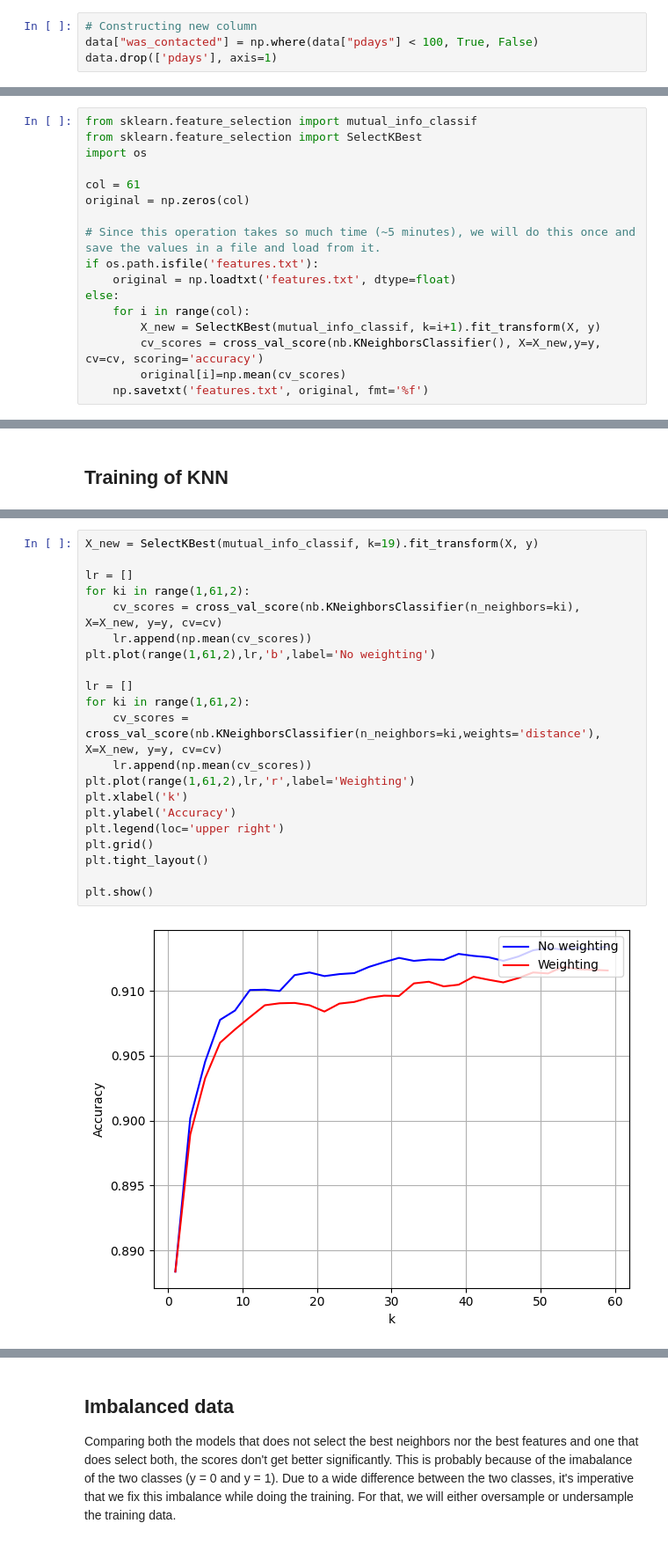
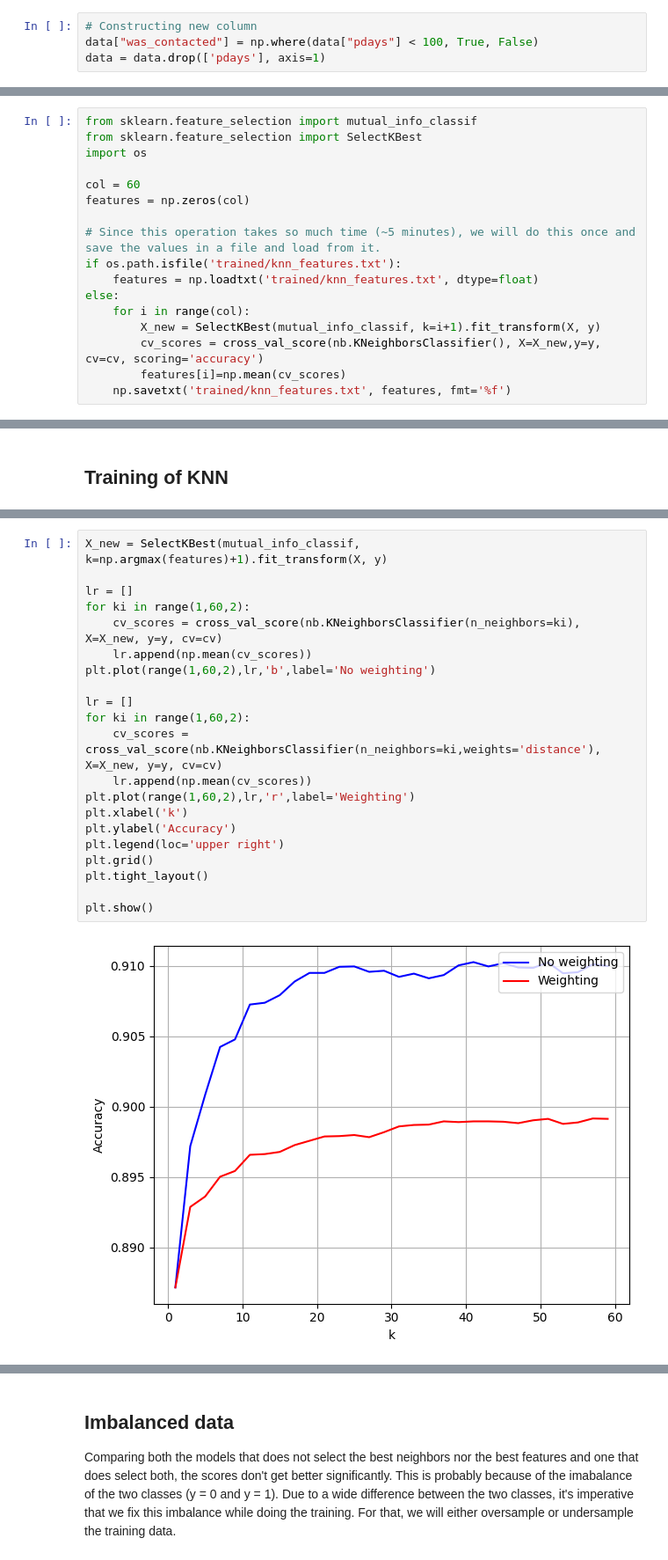
Before and after one commit to khaledmalhal/MIDA_Project, a Jupyter notebook: KNN.ipynb, the cells around one changed output, grey strips where cells are left out. Shown at 88% size. Saved outputs shown, nothing was run; the diff lists cells and outputs as text.

Commit message:
Final revision of KNN with oversampled data and feature selection

```diff
--- a/KNN.ipynb
+++ b/KNN.ipynb
@@ -83,4 +83,4 @@ print(data[data.pdays<999].hist(column=['pdays']))
 # %%
 # Constructing new column
 data["was_contacted"] = np.where(data["pdays"] < 100, True, False)
-data.drop(['pdays'], axis=1)
+data = data.drop(['pdays'], axis=1)
@@ -208,16 +218,16 @@ from sklearn.feature_selection import mutual_info_classif
 from sklearn.feature_selection import SelectKBest
 import os
 
-col = 61
-original = np.zeros(col)
+col = 60
+features = np.zeros(col)
 
 # Since this operation takes so much time (~5 minutes), we will do this once and save the values in a file and load from it.
-if os.path.isfile('features.txt'):
-    original = np.loadtxt('features.txt', dtype=float)
+if os.path.isfile('trained/knn_features.txt'):
+    features = np.loadtxt('trained/knn_features.txt', dtype=float)
 else:
     for i in range(col):
         X_new = SelectKBest(mutual_info_classif, k=i+1).fit_transform(X, y)
         cv_scores = cross_val_score(nb.KNeighborsClassifier(), X=X_new,y=y, cv=cv, scoring='accuracy')
-        original[i]=np.mean(cv_scores)
-    np.savetxt('features.txt', original, fmt='%f')
+        features[i]=np.mean(cv_scores)
+    np.savetxt('trained/knn_features.txt', features, fmt='%f')
 # %%
@@ -294,25 +282,25 @@ weighted avg       0.90      0.91      0.90      7839
 # %%
-X_new = SelectKBest(mutual_info_classif, k=19).fit_transform(X, y)
+X_new = SelectKBest(mutual_info_classif, k=np.argmax(features)+1).fit_transform(X, y)
 
 lr = []
-for ki in range(1,61,2):
+for ki in range(1,60,2):
     cv_scores = cross_val_score(nb.KNeighborsClassifier(n_neighbors=ki), X=X_new, y=y, cv=cv)
     lr.append(np.mean(cv_scores))
-plt.plot(range(1,61,2),lr,'b',label='No weighting')
+plt.plot(range(1,60,2),lr,'b',label='No weighting')
 
 lr = []
-for ki in range(1,61,2):
+for ki in range(1,60,2):
     cv_scores = cross_val_score(nb.KNeighborsClassifier(n_neighbors=ki,weights='distance'), X=X_new, y=y, cv=cv)
     lr.append(np.mean(cv_scores))
-plt.plot(range(1,61,2),lr,'r',label='Weighting')
+plt.plot(range(1,60,2),lr,'r',label='Weighting')
 plt.xlabel('k')
 plt.ylabel('Accuracy')
 plt.legend(loc='upper right')
 plt.grid()
 plt.tight_layout()
 
 plt.show()
 # %% [output]
-[figure, old version]
+[figure, new version]
 # %%
 from sklearn.model_selection import GridSearchCV
```
Also changed, not shown: parts of 37 cells of this notebook, 4 other files.
